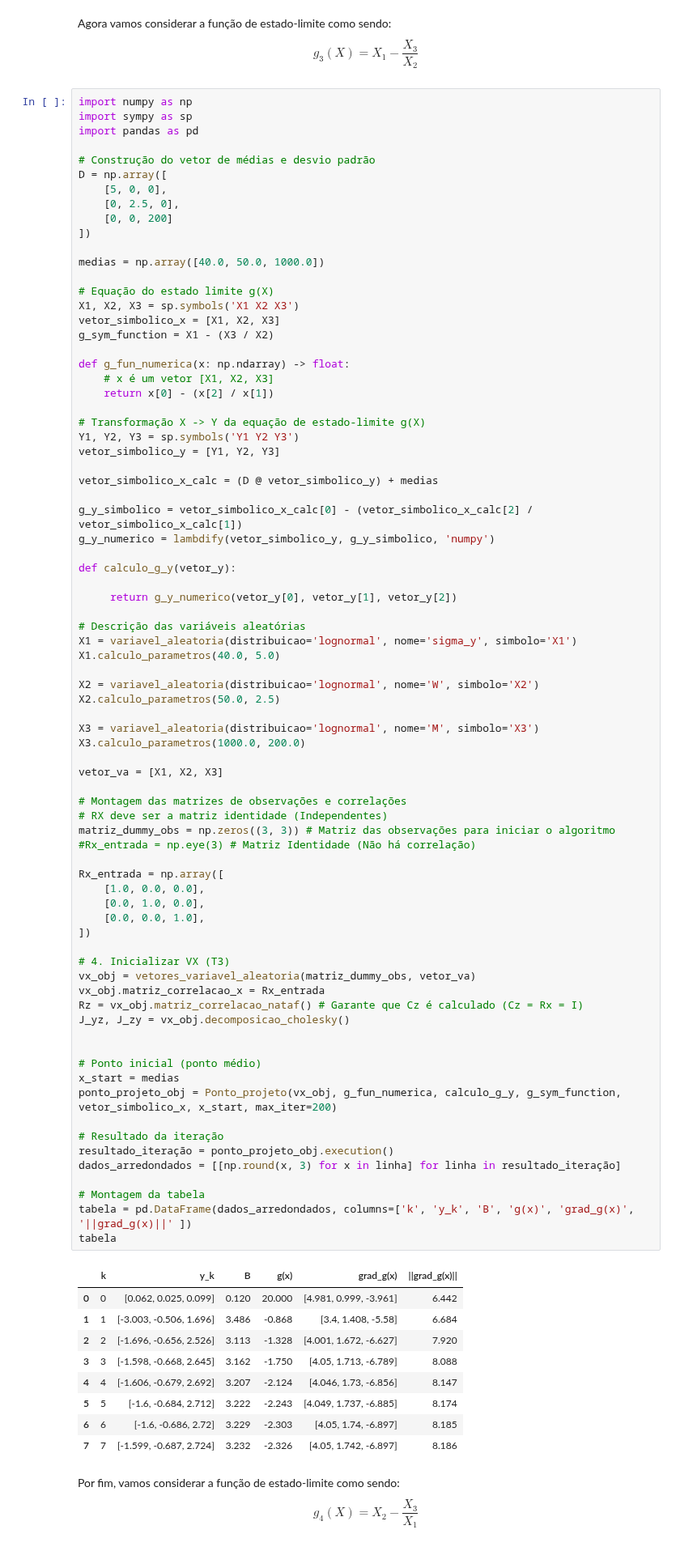
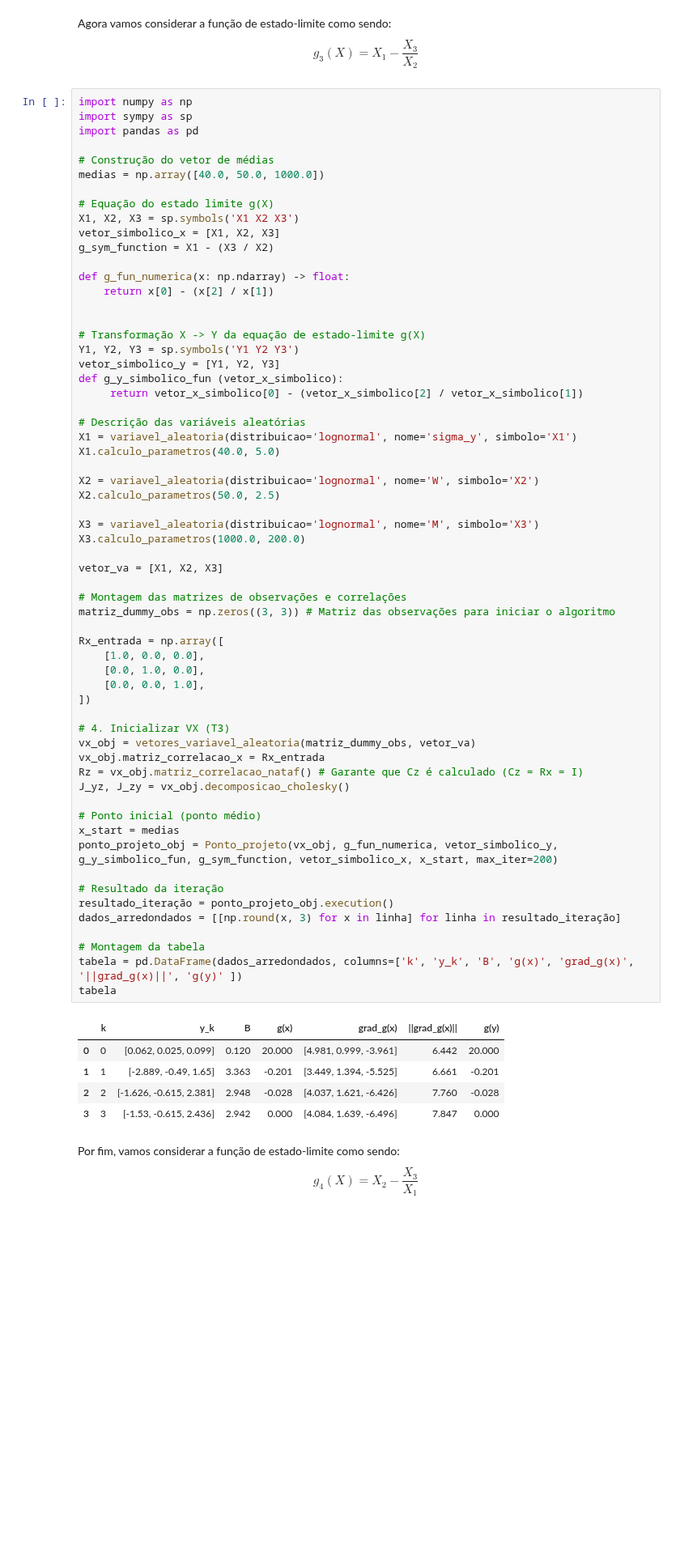
Before and after one commit to Gabrielsssilverio/Confiabilidade, a Jupyter notebook: Lista_tarefas.ipynb, the cells around one changed output. Shown at 81% size. Saved outputs shown, nothing was run; the diff lists cells and outputs as text; blank space fills up the shorter version.

```diff
--- a/Lista_tarefas.ipynb
+++ b/Lista_tarefas.ipynb
@@ -1690,13 +1638,7 @@ import numpy as np
 import sympy as sp
 import pandas as pd
 
-# Construção do vetor de médias e desvio padrão
-D = np.array([
-    [5, 0, 0],
-    [0, 2.5, 0],
-    [0, 0, 200]
-])
-
+# Construção do vetor de médias
 medias = np.array([40.0, 50.0, 1000.0])
 
 # Equação do estado limite g(X)
@@ -1705,21 +1647,14 @@ vetor_simbolico_x = [X1, X2, X3]
 g_sym_function = X1 - (X3 / X2)
 
 def g_fun_numerica(x: np.ndarray) -> float:
-    # x é um vetor [X1, X2, X3]
     return x[0] - (x[2] / x[1])
+
 
 # Transformação X -> Y da equação de estado-limite g(X)
 Y1, Y2, Y3 = sp.symbols('Y1 Y2 Y3')
 vetor_simbolico_y = [Y1, Y2, Y3]
-
-vetor_simbolico_x_calc = (D @ vetor_simbolico_y) + medias
-
-g_y_simbolico = vetor_simbolico_x_calc[0] - (vetor_simbolico_x_calc[2] / vetor_simbolico_x_calc[1])
-g_y_numerico = lambdify(vetor_simbolico_y, g_y_simbolico, 'numpy')
-
-def calculo_g_y(vetor_y):
-
-     return g_y_numerico(vetor_y[0], vetor_y[1], vetor_y[2])
+def g_y_simbolico_fun (vetor_x_simbolico):
+     return vetor_x_simbolico[0] - (vetor_x_simbolico[2] / vetor_x_simbolico[1])
 
 # Descrição das variáveis aleatórias
 X1 = variavel_aleatoria(distribuicao='lognormal', nome='sigma_y', simbolo='X1')
@@ -1731,47 +1666,40 @@ X2.calculo_parametros(50.0, 2.5)
 X3 = variavel_aleatoria(distribuicao='lognormal', nome='M', simbolo='X3')
 X3.calculo_parametros(1000.0, 200.0)
 
 vetor_va = [X1, X2, X3]
 
 # Montagem das matrizes de observações e correlações
-# RX deve ser a matriz identidade (Independentes)
 matriz_dummy_obs = np.zeros((3, 3)) # Matriz das observações para iniciar o algoritmo
-#Rx_entrada = np.eye(3) # Matriz Identidade (Não há correlação)
 
 Rx_entrada = np.array([
     [1.0, 0.0, 0.0],
     [0.0, 1.0, 0.0],
     [0.0, 0.0, 1.0],
 ])
 
 # 4. Inicializar VX (T3)
 vx_obj = vetores_variavel_aleatoria(matriz_dummy_obs, vetor_va)
 vx_obj.matriz_correlacao_x = Rx_entrada
 Rz = vx_obj.matriz_correlacao_nataf() # Garante que Cz é calculado (Cz = Rx = I)
 J_yz, J_zy = vx_obj.decomposicao_cholesky()
 
-
 # Ponto inicial (ponto médio)
 x_start = medias
-ponto_projeto_obj = Ponto_projeto(vx_obj, g_fun_numerica, calculo_g_y, g_sym_function, vetor_simbolico_x, x_start, max_iter=200)
+ponto_projeto_obj = Ponto_projeto(vx_obj, g_fun_numerica, vetor_simbolico_y, g_y_simbolico_fun, g_sym_function, vetor_simbolico_x, x_start, max_iter=200)
 
 # Resultado da iteração
 resultado_iteração = ponto_projeto_obj.execution()
 dados_arredondados = [[np.round(x, 3) for x in linha] for linha in resultado_iteração]
 
 # Montagem da tabela
-tabela = pd.DataFrame(dados_arredondados, columns=['k', 'y_k', 'B', 'g(x)', 'grad_g(x)', '||grad_g(x)||' ])
+tabela = pd.DataFrame(dados_arredondados, columns=['k', 'y_k', 'B', 'g(x)', 'grad_g(x)', '||grad_g(x)||', 'g(y)' ])
 tabela
 # %% [output]
-|  | k | y_k | B | g(x) | grad_g(x) | ||grad_g(x)|| |
-| 0 | 0 | [0.062, 0.025, 0.099] | 0.120 | 20.000 | [4.981, 0.999, -3.961] | 6.442 |
-| 1 | 1 | [-3.003, -0.506, 1.696] | 3.486 | -0.868 | [3.4, 1.408, -5.58] | 6.684 |
-| 2 | 2 | [-1.696, -0.656, 2.526] | 3.113 | -1.328 | [4.001, 1.672, -6.627] | 7.920 |
-| 3 | 3 | [-1.598, -0.668, 2.645] | 3.162 | -1.750 | [4.05, 1.713, -6.789] | 8.088 |
-| 4 | 4 | [-1.606, -0.679, 2.692] | 3.207 | -2.124 | [4.046, 1.73, -6.856] | 8.147 |
-| 5 | 5 | [-1.6, -0.684, 2.712] | 3.222 | -2.243 | [4.049, 1.737, -6.885] | 8.174 |
-| 6 | 6 | [-1.6, -0.686, 2.72] | 3.229 | -2.303 | [4.05, 1.74, -6.897] | 8.185 |
-| 7 | 7 | [-1.599, -0.687, 2.724] | 3.232 | -2.326 | [4.05, 1.742, -6.897] | 8.186 |
+|  | k | y_k | B | g(x) | grad_g(x) | ||grad_g(x)|| | g(y) |
+| 0 | 0 | [0.062, 0.025, 0.099] | 0.120 | 20.000 | [4.981, 0.999, -3.961] | 6.442 | 20.000 |
+| 1 | 1 | [-2.889, -0.49, 1.65] | 3.363 | -0.201 | [3.449, 1.394, -5.525] | 6.661 | -0.201 |
+| 2 | 2 | [-1.626, -0.615, 2.381] | 2.948 | -0.028 | [4.037, 1.621, -6.426] | 7.760 | -0.028 |
+| 3 | 3 | [-1.53, -0.615, 2.436] | 2.942 | 0.000 | [4.084, 1.639, -6.496] | 7.847 | 0.000 |
 # %% [markdown]
 Por fim, vamos considerar a função de estado-limite como sendo:
 $$
```
Also changed, not shown: parts of 13 cells of this notebook.
